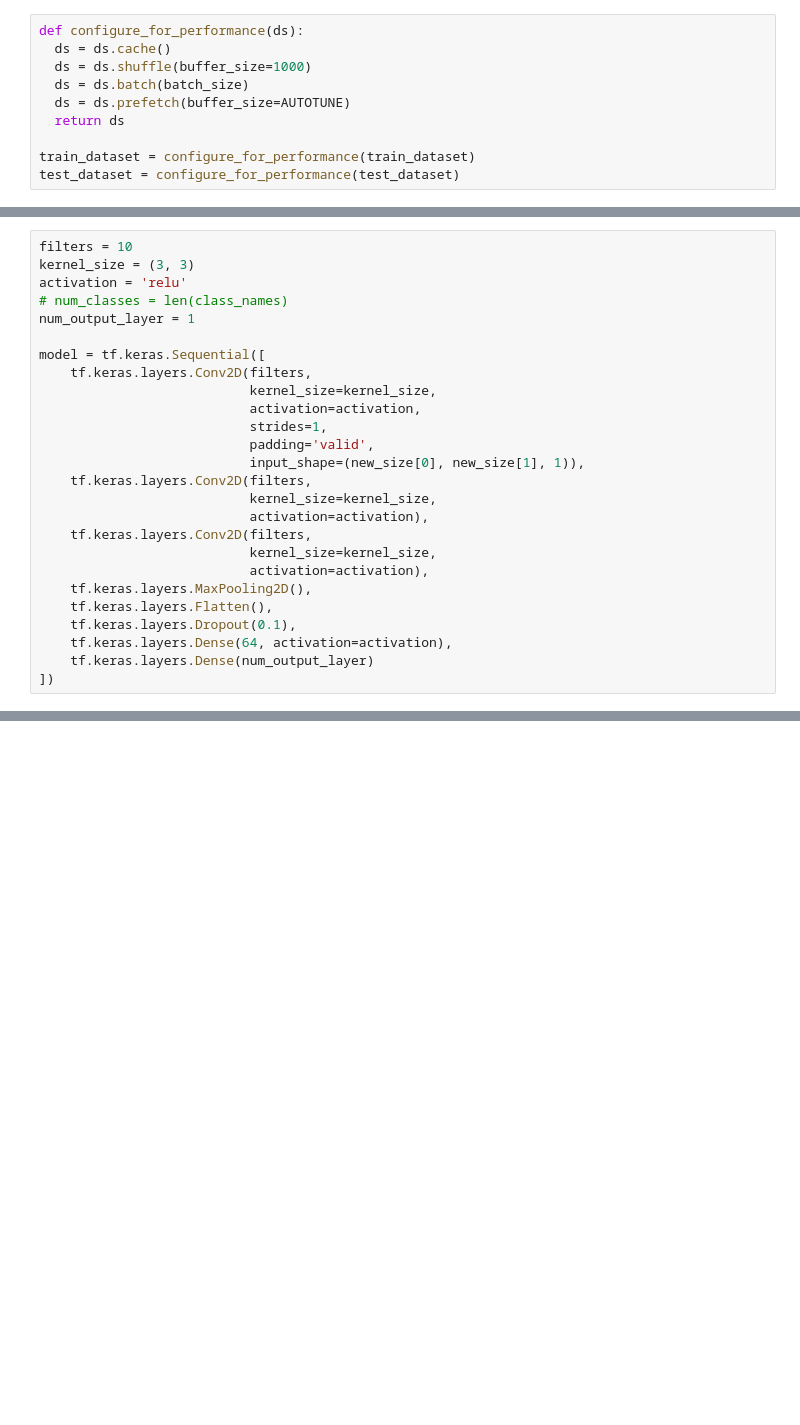
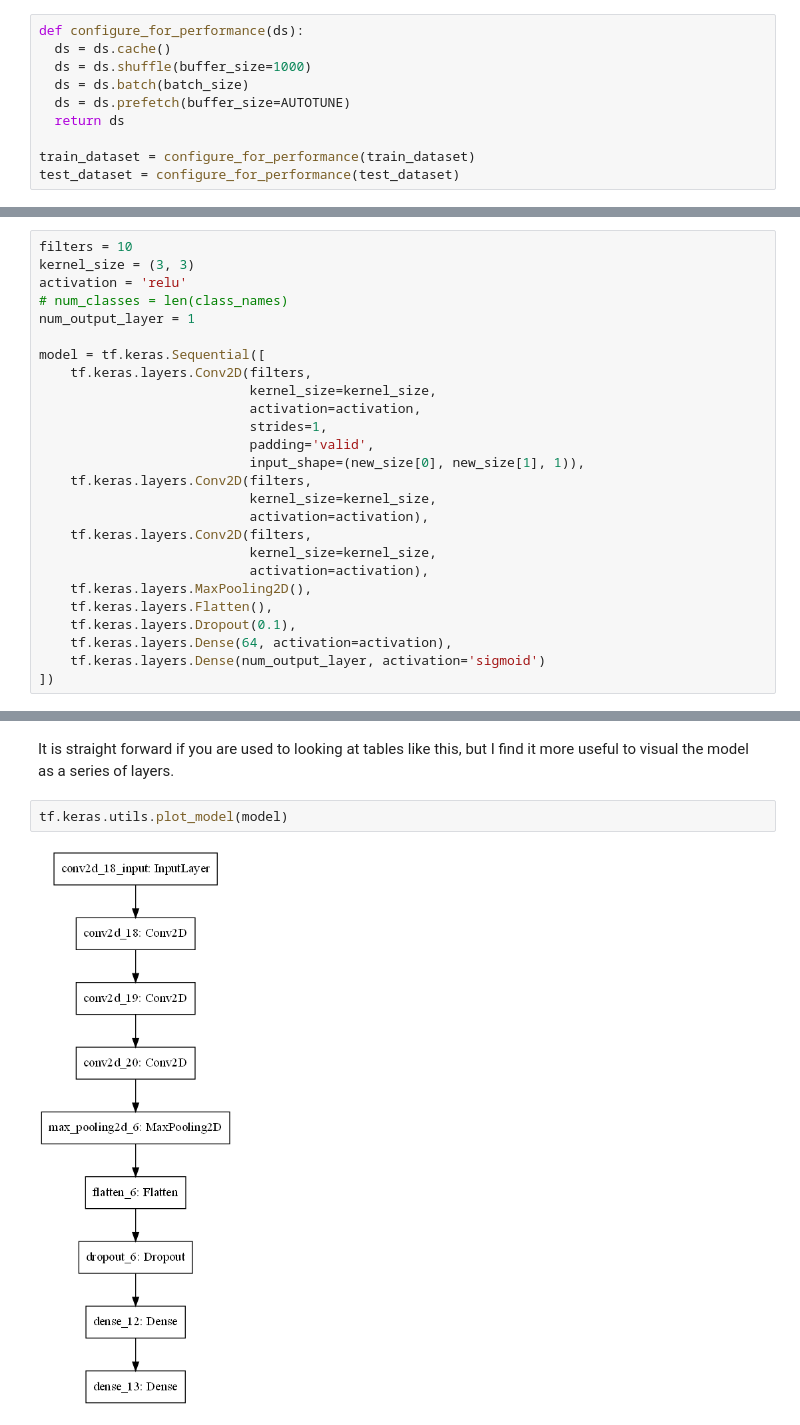
Before and after one commit to hoganman/coronahack_chest_x-ray, a Jupyter notebook: has_pnemonia_classifier.ipynb, the cells around one changed output, grey strips where cells are left out. Cells and saved outputs as stored; diff of their text form; blank space fills up the shorter version.

Commit message:
Update has_pnemonia_classifier.ipynb
Improved classifier with sigmoid activation on last layer

```diff
--- a/has_pnemonia_classifier.ipynb
+++ b/has_pnemonia_classifier.ipynb
@@ -252,5 +284,5 @@ model = tf.keras.Sequential([
     tf.keras.layers.Flatten(),
     tf.keras.layers.Dropout(0.1),
     tf.keras.layers.Dense(64, activation=activation),
-    tf.keras.layers.Dense(num_output_layer)
+    tf.keras.layers.Dense(num_output_layer, activation='sigmoid')
 ])
@@ -257,3 +315,9 @@ model = tf.keras.Sequential([
+# %% [markdown]
+It is straight forward if you are used to looking at tables like this, but I find it more useful to visual the model as a series of layers.
+# %%
+tf.keras.utils.plot_model(model)
+# %% [output]
+[figure, added]
 # %%
 model.compile(
     optimizer='adam',
```
Also changed, not shown: parts of 15 cells of this notebook.
